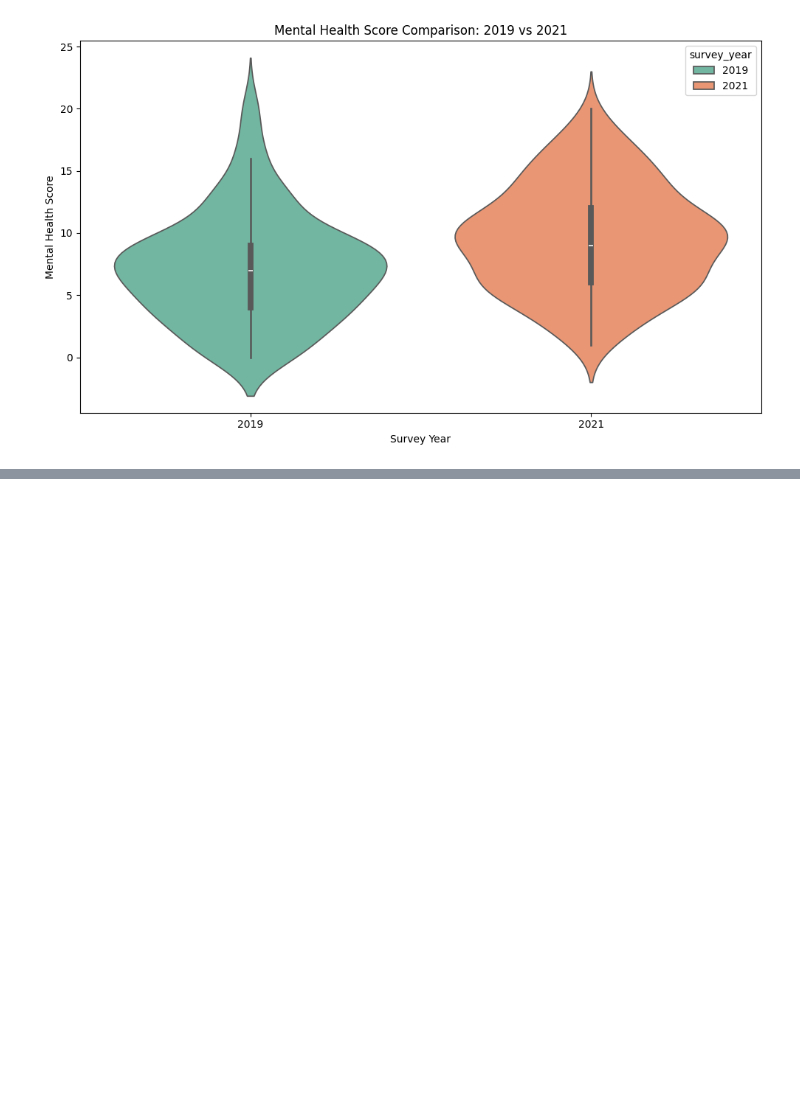
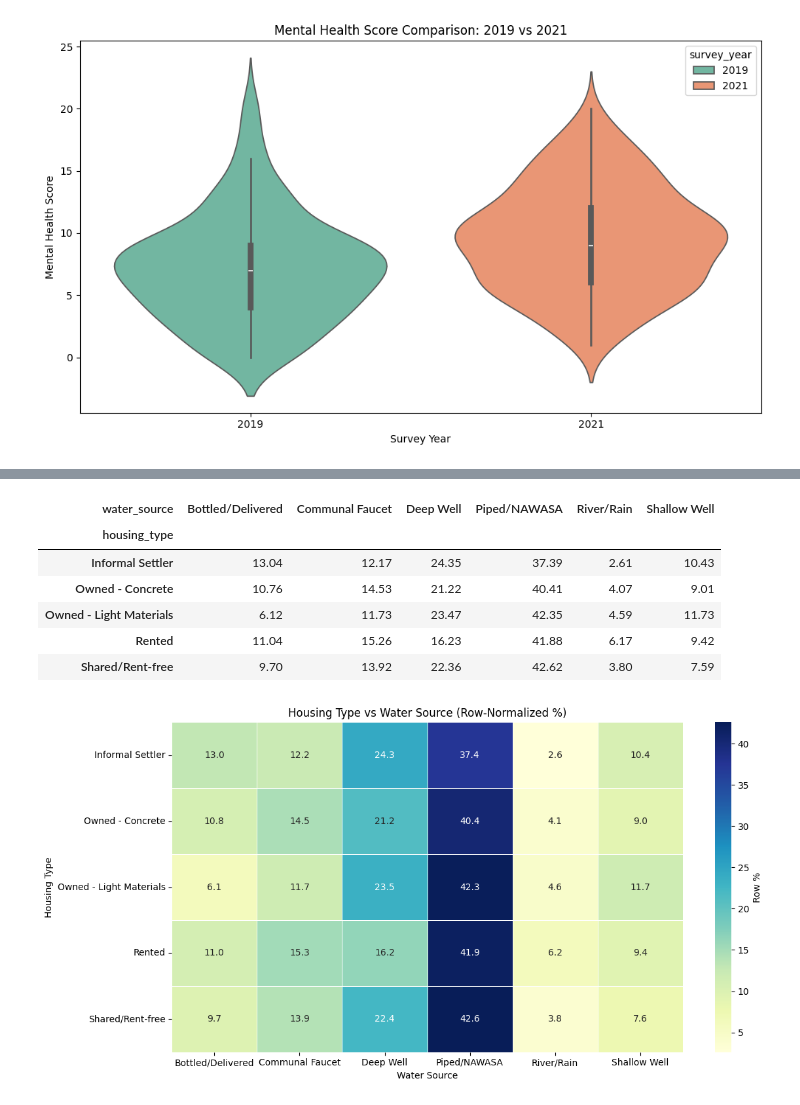
Before and after one commit to Wewds1/EDA, a Jupyter notebook: Ph_survey/notebooks/main.ipynb, the cells around one changed output, grey strips where cells are left out. Saved outputs shown, nothing was run; the diff lists cells and outputs as text; code cells hidden in the pictures; blank space fills up the shorter version.

```diff
--- a/Ph_survey/notebooks/main.ipynb
+++ b/Ph_survey/notebooks/main.ipynb
@@ -438,0 +441,36 @@ Median Score 2021: 9.0
+# %%
+# Crosstab of housing_type vs water_source (row-normalized)
+housing_water = pd.crosstab(
+    df_copy['housing_type'],
+    df_copy['water_source'],
+    normalize='index'
+) * 100
+
+# optional: show the pivot table values first
+display(housing_water.round(2))
+
+plt.figure(figsize=(12, 6))
+sns.heatmap(
+    housing_water,
+    annot=True,
+    fmt='.1f',
+    cmap='YlGnBu',
+    linewidths=0.5,
+    cbar_kws={'label': 'Row %'}
+)
+
+plt.title('Housing Type vs Water Source (Row-Normalized %)')
+plt.xlabel('Water Source')
+plt.ylabel('Housing Type')
+plt.tight_layout()
+plt.savefig('../output/q14.png', dpi=150)
+plt.show()
+# %% [output]
+| water_source | Bottled/Delivered | Communal Faucet | Deep Well | Piped/NAWASA | River/Rain | Shallow Well |
+| housing_type |  |  |  |  |  |  |
+| Informal Settler | 13.04 | 12.17 | 24.35 | 37.39 | 2.61 | 10.43 |
+| Owned - Concrete | 10.76 | 14.53 | 21.22 | 40.41 | 4.07 | 9.01 |
+| Owned - Light Materials | 6.12 | 11.73 | 23.47 | 42.35 | 4.59 | 11.73 |
+| Rented | 11.04 | 15.26 | 16.23 | 41.88 | 6.17 | 9.42 |
+| Shared/Rent-free | 9.70 | 13.92 | 22.36 | 42.62 | 3.80 | 7.59 |
+[figure, added]
```
Also changed, not shown: parts of 5 cells of this notebook, 2 other files.
